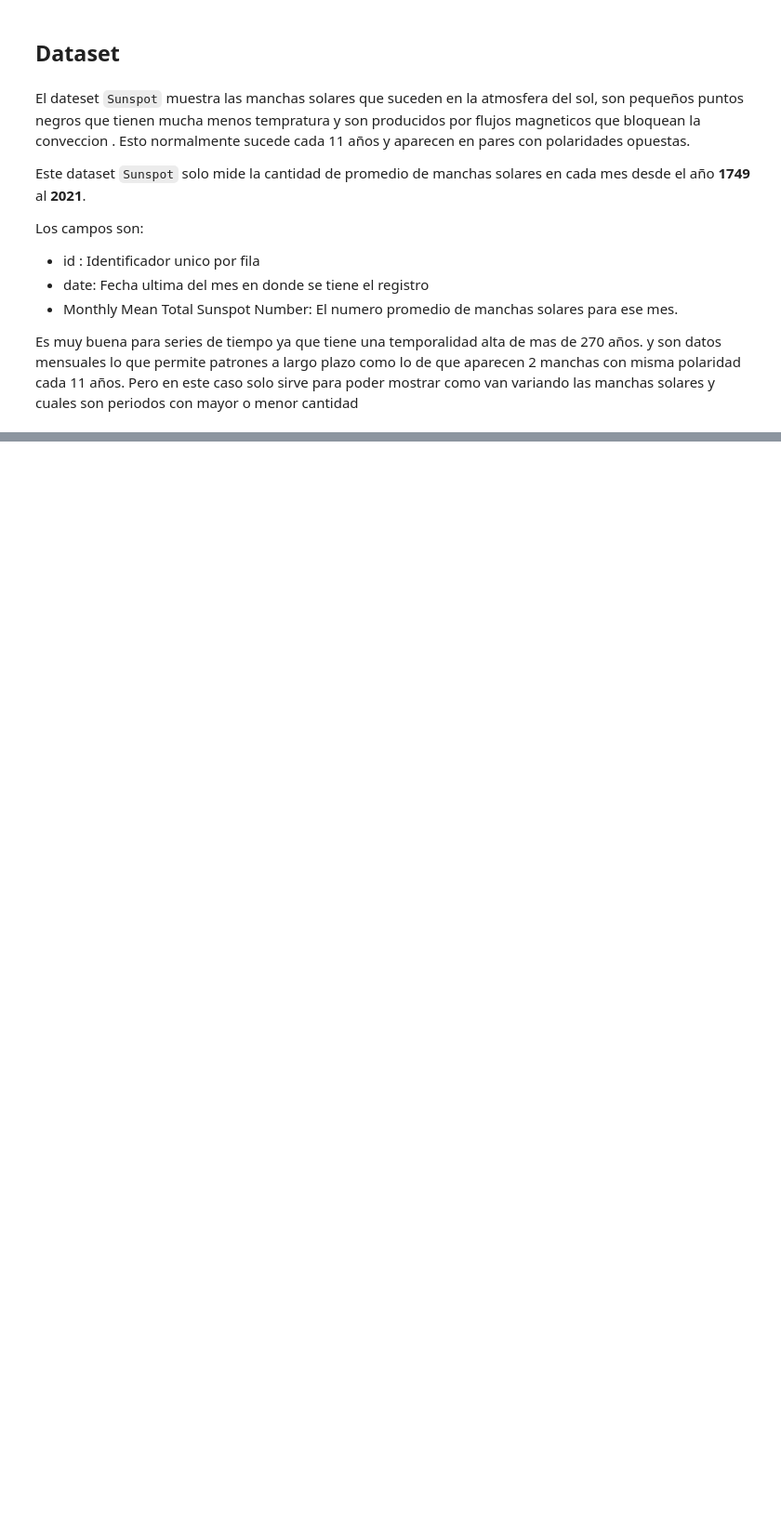
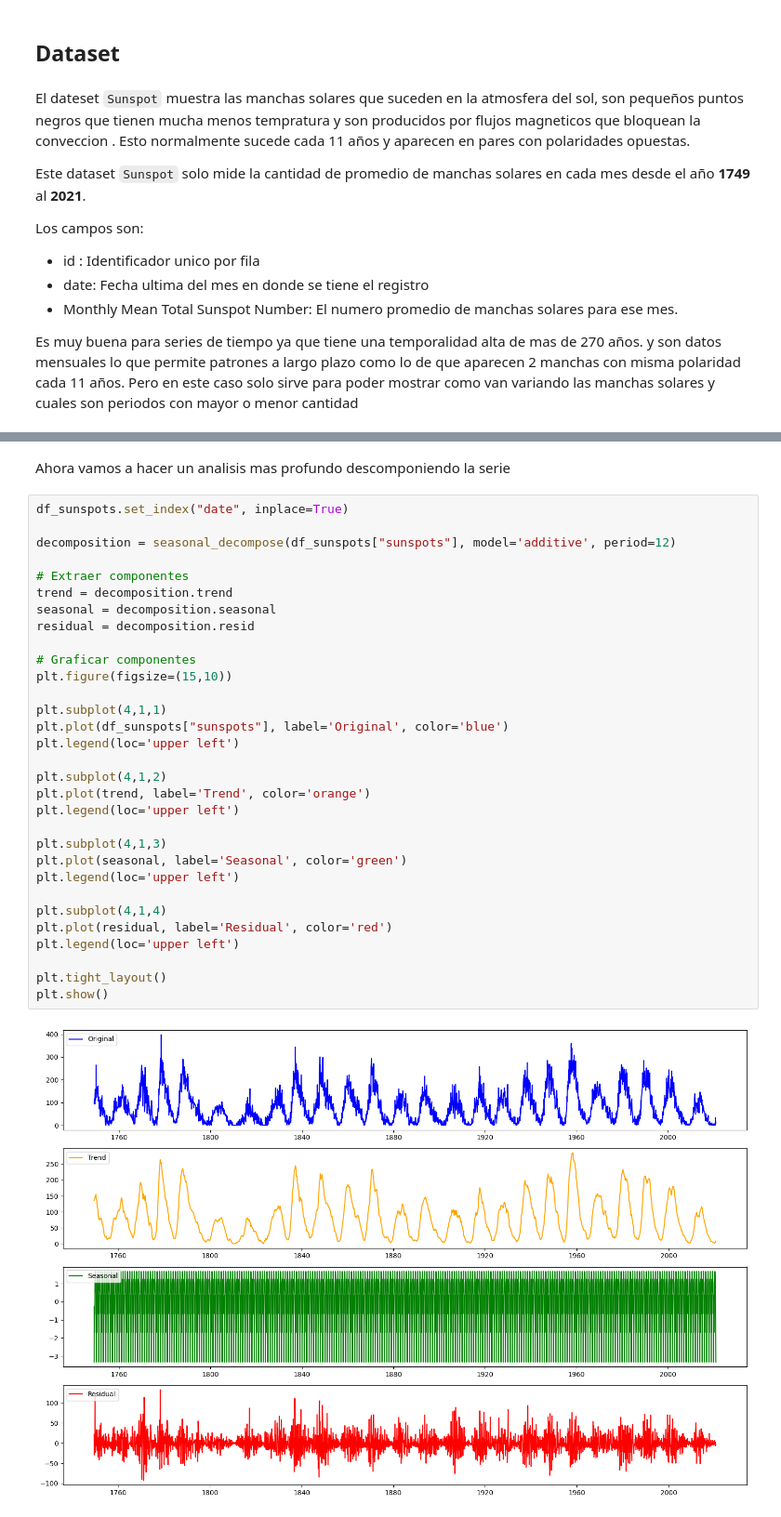
Before and after one commit to donmatthiuz/DeepLearning, a Jupyter notebook: lab5.ipynb, the cells around one changed output, grey strips where cells are left out. Shown at 93% size. Drawn from its saved outputs; the diff is of its cells as text; blank space fills up the shorter version.

```diff
--- a/lab5.ipynb
+++ b/lab5.ipynb
@@ -197,0 +224,35 @@ import matplotlib.pyplot as plt
+# %% [markdown]
+Ahora vamos a hacer un analisis mas profundo descomponiendo la serie
+# %%
+df_sunspots.set_index("date", inplace=True)
+
+decomposition = seasonal_decompose(df_sunspots["sunspots"], model='additive', period=12)
+
+# Extraer componentes
+trend = decomposition.trend
+seasonal = decomposition.seasonal
+residual = decomposition.resid
+
+# Graficar componentes
+plt.figure(figsize=(15,10))
+
+plt.subplot(4,1,1)
+plt.plot(df_sunspots["sunspots"], label='Original', color='blue')
+plt.legend(loc='upper left')
+
+plt.subplot(4,1,2)
+plt.plot(trend, label='Trend', color='orange')
+plt.legend(loc='upper left')
+
+plt.subplot(4,1,3)
+plt.plot(seasonal, label='Seasonal', color='green')
+plt.legend(loc='upper left')
+
+plt.subplot(4,1,4)
+plt.plot(residual, label='Residual', color='red')
+plt.legend(loc='upper left')
+
+plt.tight_layout()
+plt.show()
+# %% [output]
+[figure, added]
```
Also changed, not shown: parts of 18 cells of this notebook.
